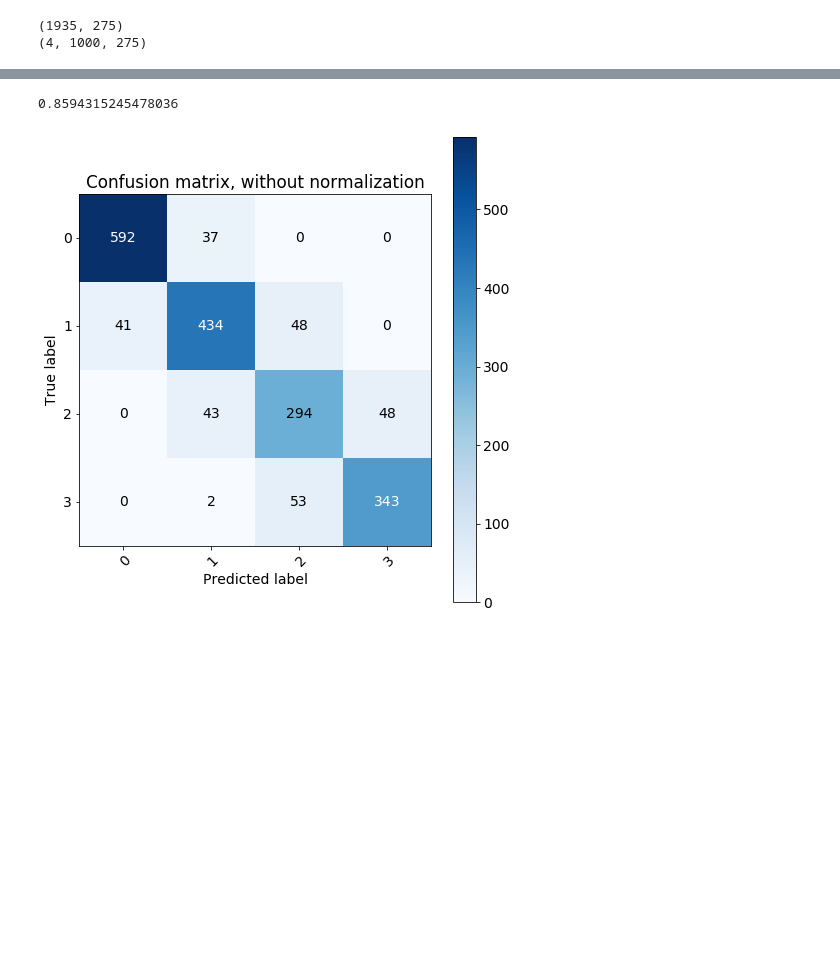
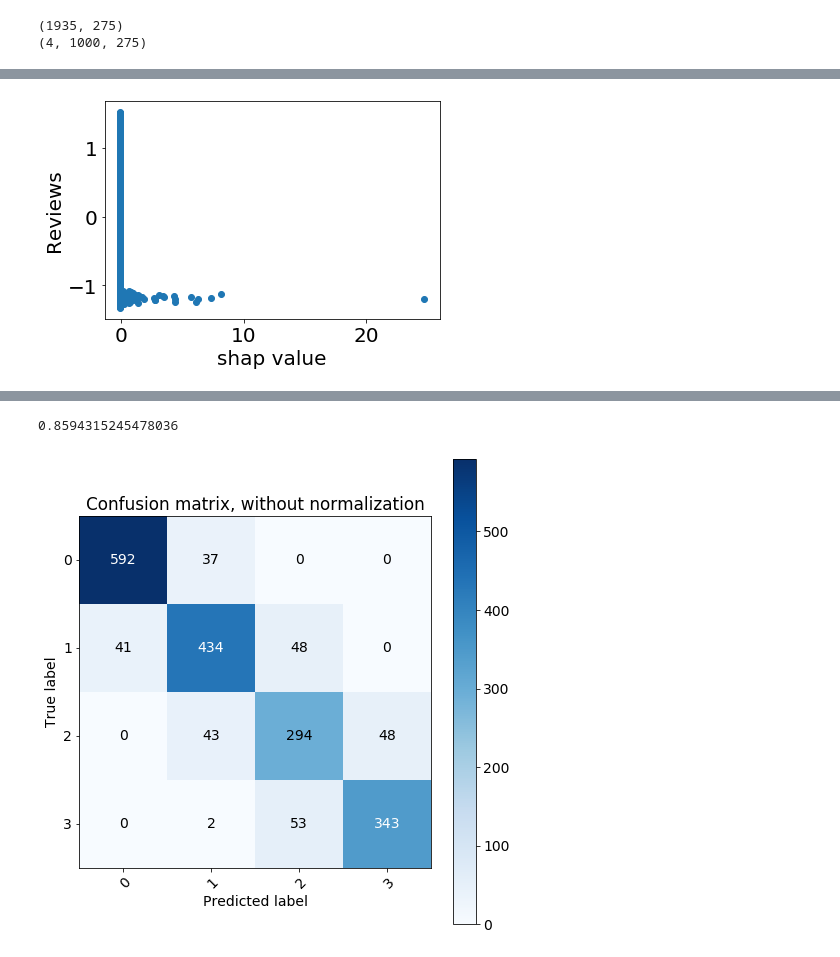
Before and after one commit to bao1981105/Google-Apps-Download-Prediction, a Jupyter notebook: results/analysis.ipynb, the cells around one changed output, grey strips where cells are left out. Drawn from its saved outputs; the diff is of its cells as text; code cells hidden in the pictures; blank space fills up the shorter version.

```diff
--- a/results/analysis.ipynb
+++ b/results/analysis.ipynb
@@ -319,3 +335,15 @@ shap.force_plot(explainer.expected_value[1], shap_values[1][index,:], features =
 # %% [output]
 0.56948566
 [interactive output not drawn]
+# %%
+# Each point is an individual
+import matplotlib
+matplotlib.rcParams.update({'font.size': 20})
+ftr = 'Reviews'
+indx = np.argwhere(feature_names=='Reviews')
+plt.scatter(X_test_transformed[:1000,indx],shap_values[1][:,indx])
+plt.xlabel('shap value')
+plt.ylabel(ftr)
+plt.show()
+# %% [output]
+[figure, added]
```
Also changed, not shown: parts of 15 cells of this notebook, 6 other files.
